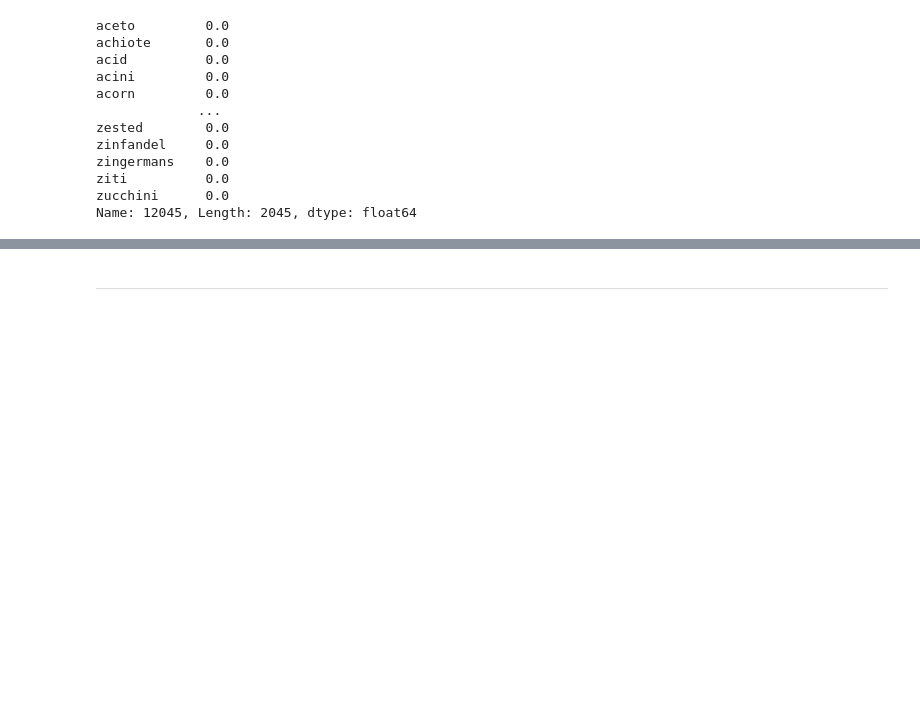
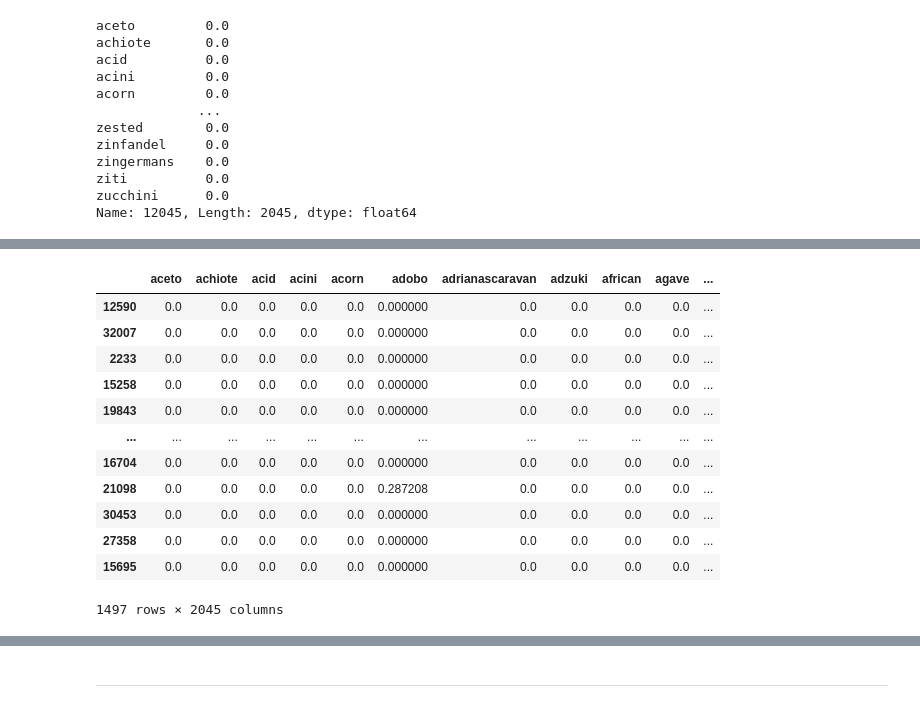
Before and after one commit to AaronWChen/suggest_recipe, a Jupyter notebook: python/epicurious_eda.ipynb, the cells around one changed output, grey strips where cells are left out. Saved outputs shown, nothing was run; the diff lists cells and outputs as text; code cells hidden in the pictures; blank space fills up the shorter version.

```diff
--- a/python/epicurious_eda.ipynb
+++ b/python/epicurious_eda.ipynb
@@ -616,0 +1171,16 @@ Name: 12045, Length: 2045, dtype: float64
+# %%
+test_nlpskl
+# %% [output]
+|  | aceto | achiote | acid | acini | acorn | adobo | adrianascaravan | adzuki | african | agave | ... |
+| 12590 | 0.0 | 0.0 | 0.0 | 0.0 | 0.0 | 0.000000 | 0.0 | 0.0 | 0.0 | 0.0 | ... |
+| 32007 | 0.0 | 0.0 | 0.0 | 0.0 | 0.0 | 0.000000 | 0.0 | 0.0 | 0.0 | 0.0 | ... |
+| 2233 | 0.0 | 0.0 | 0.0 | 0.0 | 0.0 | 0.000000 | 0.0 | 0.0 | 0.0 | 0.0 | ... |
+| 15258 | 0.0 | 0.0 | 0.0 | 0.0 | 0.0 | 0.000000 | 0.0 | 0.0 | 0.0 | 0.0 | ... |
+| 19843 | 0.0 | 0.0 | 0.0 | 0.0 | 0.0 | 0.000000 | 0.0 | 0.0 | 0.0 | 0.0 | ... |
+| ... | ... | ... | ... | ... | ... | ... | ... | ... | ... | ... | ... |
+| 16704 | 0.0 | 0.0 | 0.0 | 0.0 | 0.0 | 0.000000 | 0.0 | 0.0 | 0.0 | 0.0 | ... |
+| 21098 | 0.0 | 0.0 | 0.0 | 0.0 | 0.0 | 0.287208 | 0.0 | 0.0 | 0.0 | 0.0 | ... |
+| 30453 | 0.0 | 0.0 | 0.0 | 0.0 | 0.0 | 0.000000 | 0.0 | 0.0 | 0.0 | 0.0 | ... |
+| 27358 | 0.0 | 0.0 | 0.0 | 0.0 | 0.0 | 0.000000 | 0.0 | 0.0 | 0.0 | 0.0 | ... |
+| 15695 | 0.0 | 0.0 | 0.0 | 0.0 | 0.0 | 0.000000 | 0.0 | 0.0 | 0.0 | 0.0 | ... |
+1497 rows × 2045 columns
```
Also changed, not shown: parts of 135 cells of this notebook, 1 other file.
